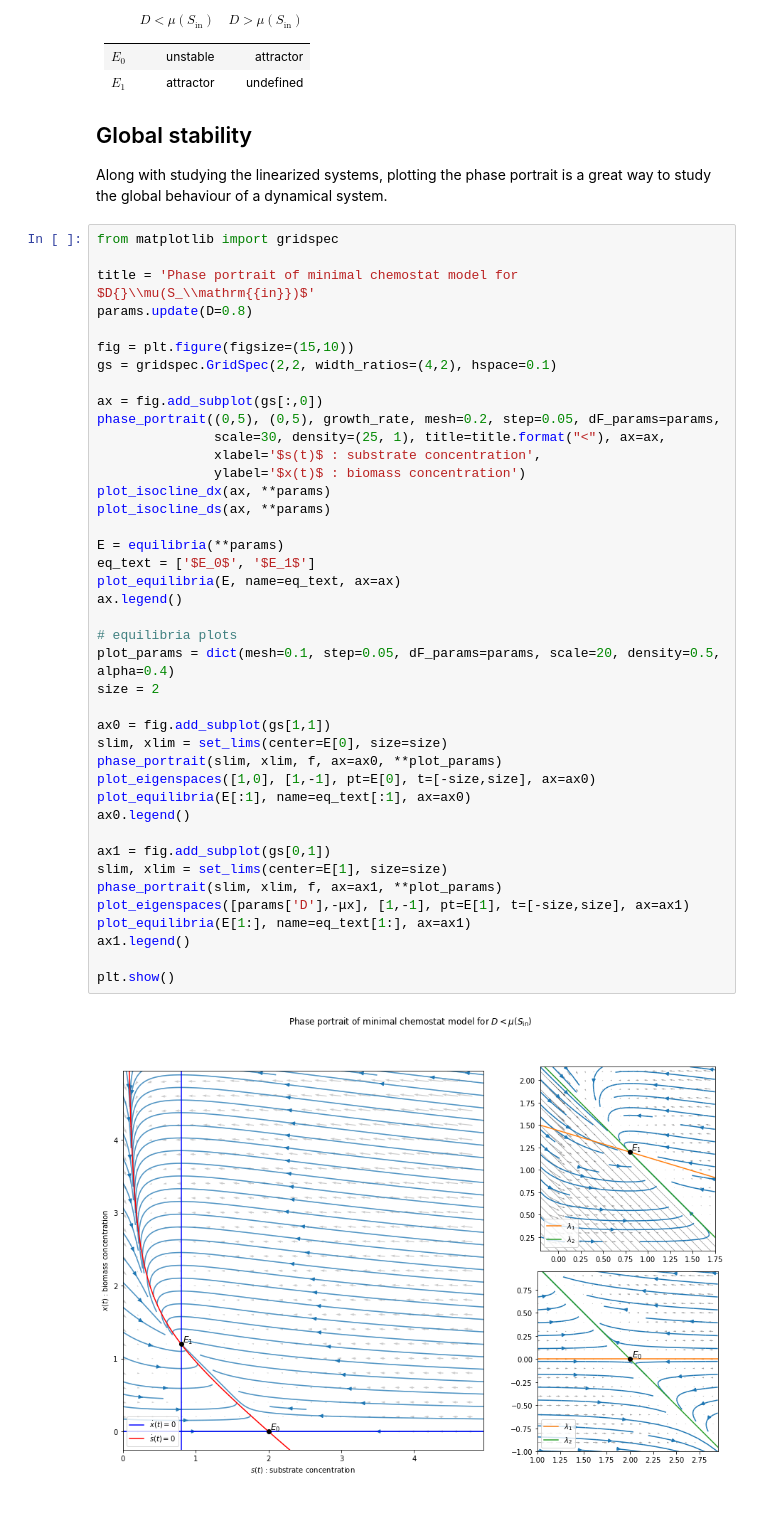
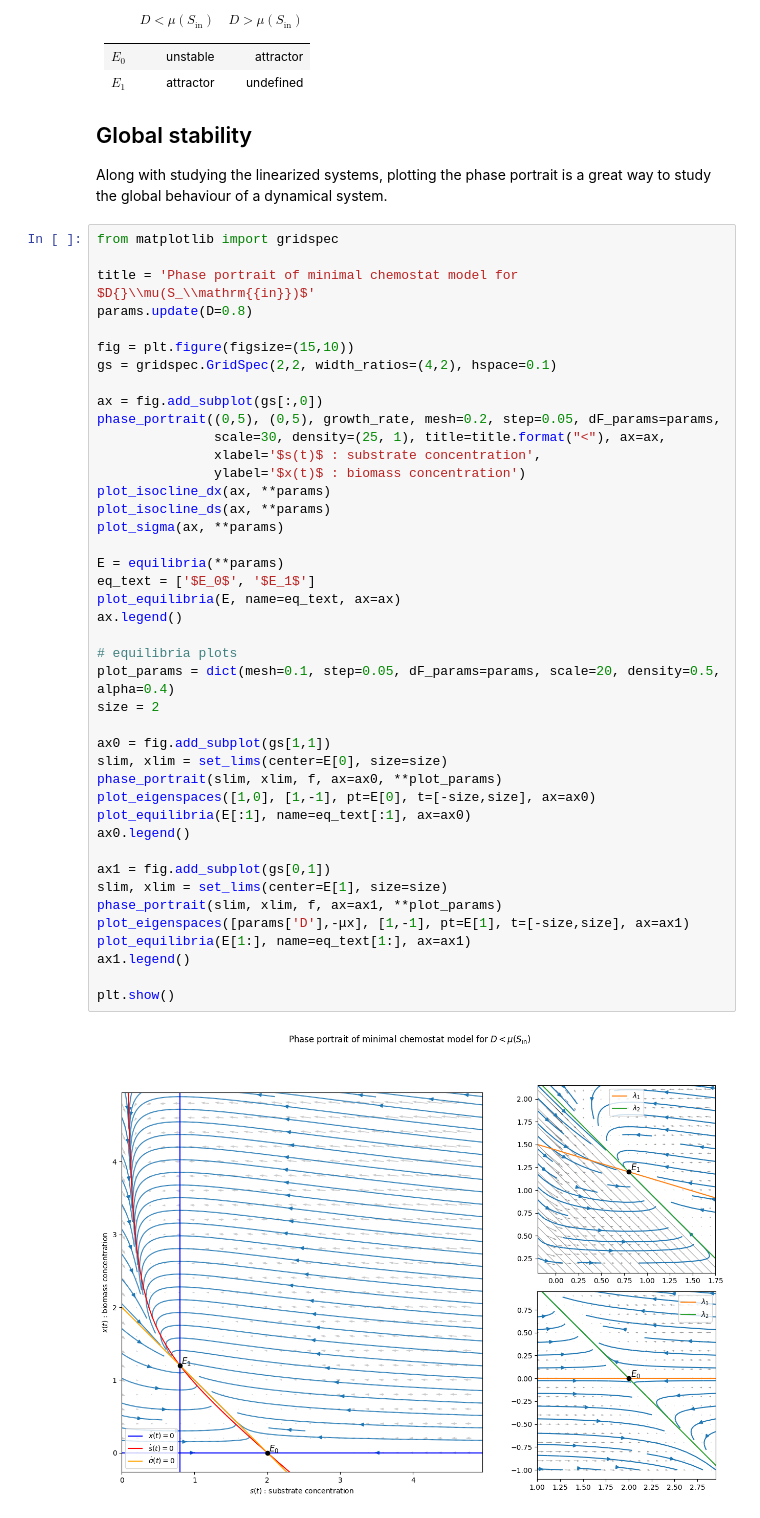
Before and after one commit to rand-asswad/chemostat-models, a Jupyter notebook: notebooks/growth_single.ipynb, the cells around one changed output. Saved outputs shown, nothing was run; the diff lists cells and outputs as text.

```diff
--- a/notebooks/growth_single.ipynb
+++ b/notebooks/growth_single.ipynb
@@ -555,34 +586,35 @@ phase_portrait((0,5), (0,5), growth_rate, mesh=0.2, step=0.05, dF_params=params,
                xlabel='$s(t)$ : substrate concentration',
                ylabel='$x(t)$ : biomass concentration')
 plot_isocline_dx(ax, **params)
 plot_isocline_ds(ax, **params)
+plot_sigma(ax, **params)
 
 E = equilibria(**params)
 eq_text = ['$E_0$', '$E_1$']
 plot_equilibria(E, name=eq_text, ax=ax)
 ax.legend()
 
 # equilibria plots
 plot_params = dict(mesh=0.1, step=0.05, dF_params=params, scale=20, density=0.5, alpha=0.4)
 size = 2
 
 ax0 = fig.add_subplot(gs[1,1])
 slim, xlim = set_lims(center=E[0], size=size)
 phase_portrait(slim, xlim, f, ax=ax0, **plot_params)
 plot_eigenspaces([1,0], [1,-1], pt=E[0], t=[-size,size], ax=ax0)
 plot_equilibria(E[:1], name=eq_text[:1], ax=ax0)
 ax0.legend()
 
 ax1 = fig.add_subplot(gs[0,1])
 slim, xlim = set_lims(center=E[1], size=size)
 phase_portrait(slim, xlim, f, ax=ax1, **plot_params)
 plot_eigenspaces([params['D'],-μx], [1,-1], pt=E[1], t=[-size,size], ax=ax1)
 plot_equilibria(E[1:], name=eq_text[1:], ax=ax1)
 ax1.legend()
 
 plt.show()
 # %% [output]
-[figure, old version]
+[figure, new version]
 # %%
 params.update(D=0.92)
 fig = plt.figure(figsize=(15,10))
```
Also changed, not shown: parts of 14 cells of this notebook, 2 other files.
